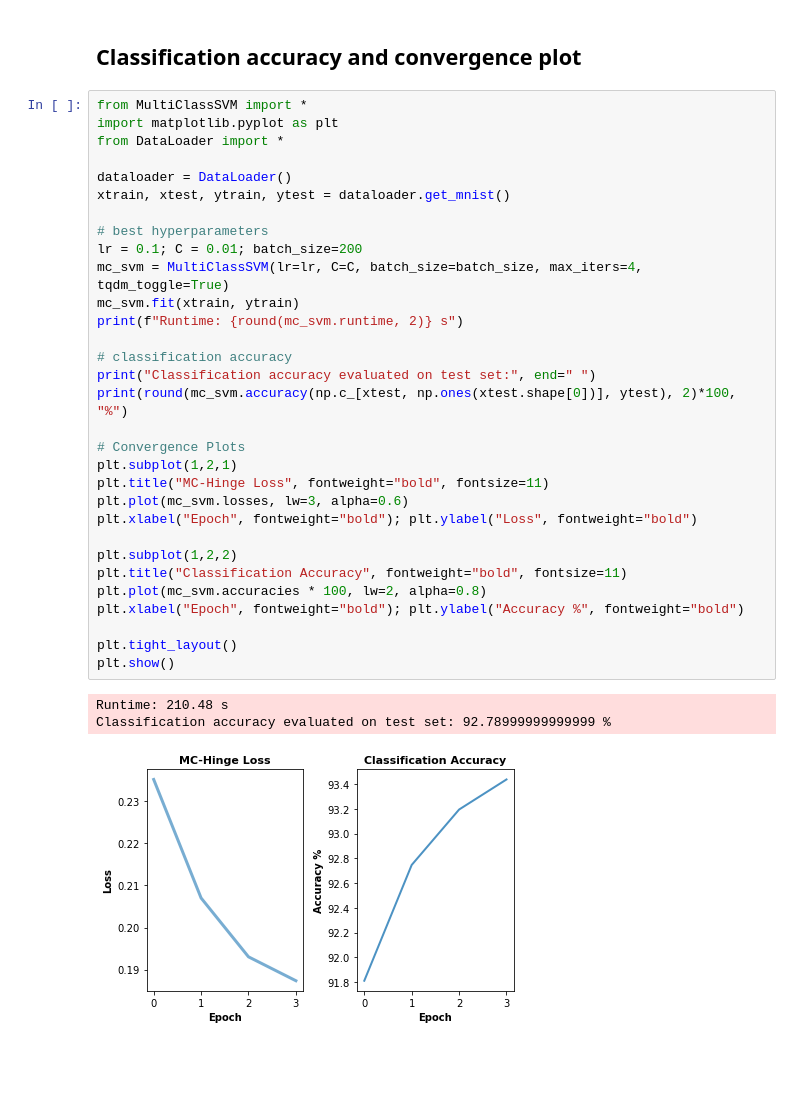
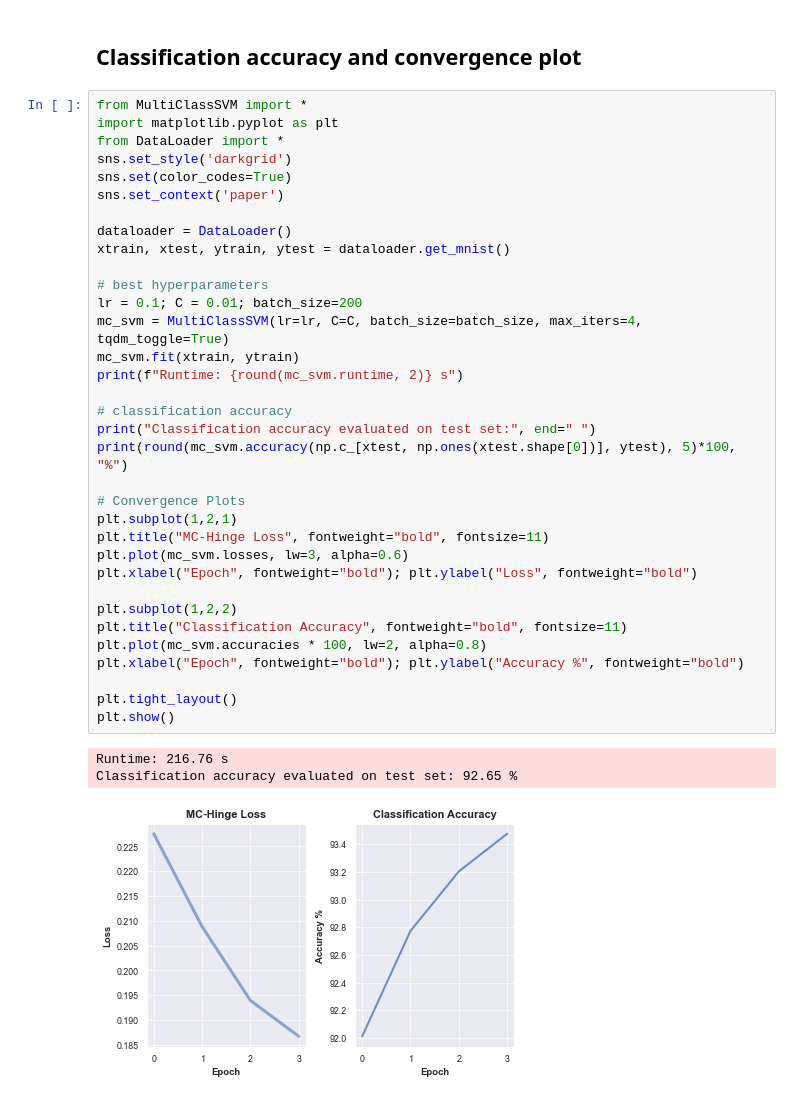
Before and after one commit to glarkstoat/SVM-using-SGD, a Jupyter notebook: test.ipynb, the cells around one changed output. Saved outputs shown, nothing was run; the diff lists cells and outputs as text; blank space fills up the shorter version.

```diff
--- a/test.ipynb
+++ b/test.ipynb
@@ -270,34 +270,37 @@ pprint(results[:5])
 from MultiClassSVM import *
 import matplotlib.pyplot as plt
 from DataLoader import *
+sns.set_style('darkgrid')
+sns.set(color_codes=True)
+sns.set_context('paper')
 
 dataloader = DataLoader()
 xtrain, xtest, ytrain, ytest = dataloader.get_mnist()
 
 # best hyperparameters
 lr = 0.1; C = 0.01; batch_size=200
 mc_svm = MultiClassSVM(lr=lr, C=C, batch_size=batch_size, max_iters=4, tqdm_toggle=True)
 mc_svm.fit(xtrain, ytrain)
 print(f"Runtime: {round(mc_svm.runtime, 2)} s")
 
 # classification accuracy
 print("Classification accuracy evaluated on test set:", end=" ")
-print(round(mc_svm.accuracy(np.c_[xtest, np.ones(xtest.shape[0])], ytest), 2)*100, "%")
+print(round(mc_svm.accuracy(np.c_[xtest, np.ones(xtest.shape[0])], ytest), 5)*100, "%")
 
 # Convergence Plots
 plt.subplot(1,2,1)
 plt.title("MC-Hinge Loss", fontweight="bold", fontsize=11)
 plt.plot(mc_svm.losses, lw=3, alpha=0.6)
 plt.xlabel("Epoch", fontweight="bold"); plt.ylabel("Loss", fontweight="bold")
 
 plt.subplot(1,2,2)
 plt.title("Classification Accuracy", fontweight="bold", fontsize=11)
 plt.plot(mc_svm.accuracies * 100, lw=2, alpha=0.8)
 plt.xlabel("Epoch", fontweight="bold"); plt.ylabel("Accuracy %", fontweight="bold")
 
 plt.tight_layout()
 plt.show()
 # %% [output]
-Runtime: 210.48 s
-Classification accuracy evaluated on test set: 92.78999999999999 %
+Runtime: 216.76 s
+Classification accuracy evaluated on test set: 92.65 %
-[figure, old version]
+[figure, new version]
```
Also changed, not shown: parts of 1 cell of this notebook, 1 other file.
